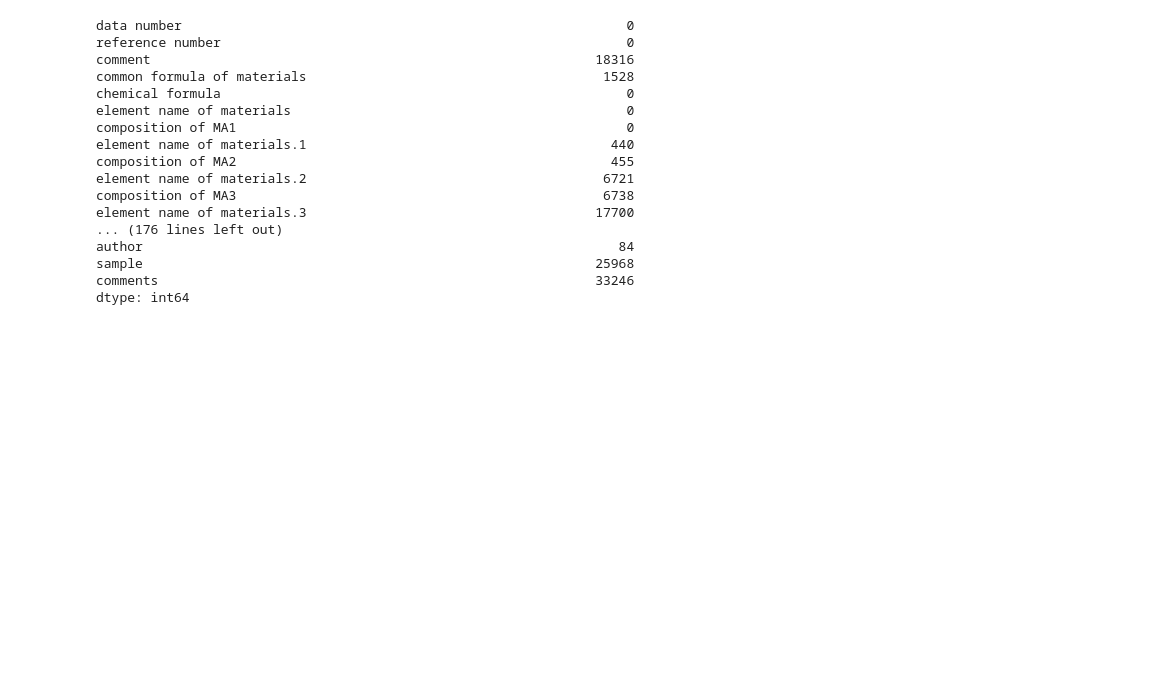
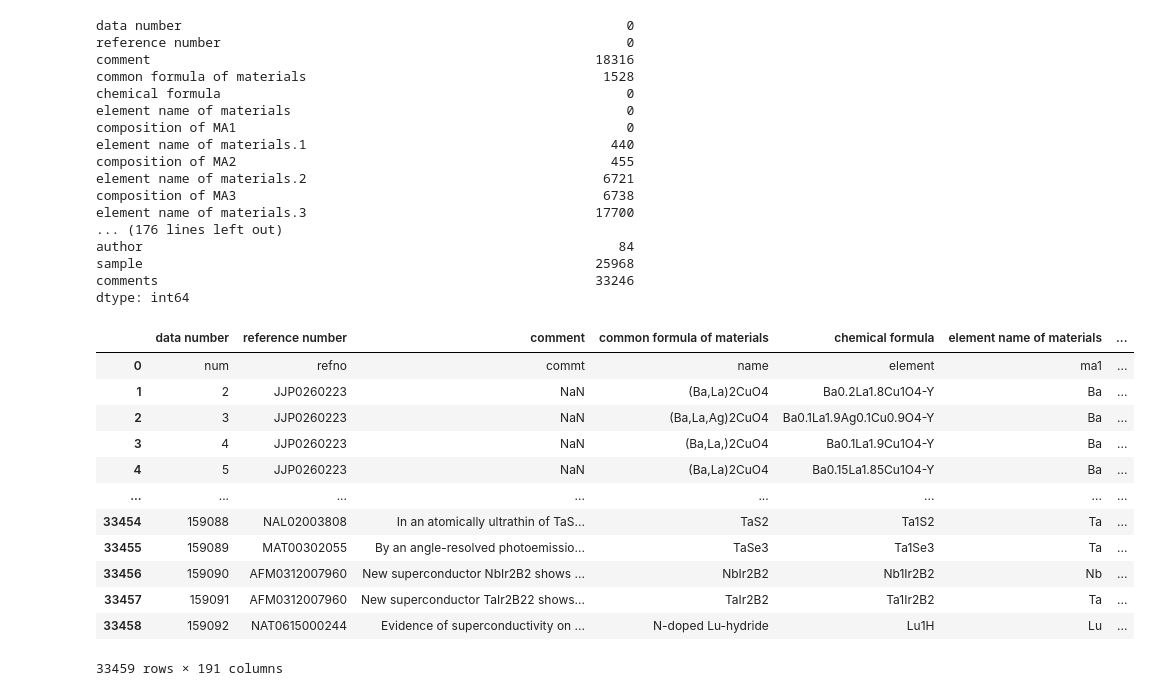
Before and after one commit to 056wagomu/mat2vec_codespace, a Jupyter notebook: main_code/crabnet_supercon_test.ipynb, the cells around one changed output. Cells and saved outputs as stored; diff of their text form; code cells hidden in the pictures; blank space fills up the shorter version.

```diff
--- a/main_code/crabnet_supercon_test.ipynb
+++ b/main_code/crabnet_supercon_test.ipynb
@@ -27,4 +28,20 @@ author                                                             84
 sample                                                          25968
 comments                                                        33246
 dtype: int64
+# %%
+display(SC_data)
+# %% [output]
+|  | data number | reference number | comment | common formula of materials | chemical formula | element name of materials | ... |
+| 0 | num | refno | commt | name | element | ma1 | ... |
+| 1 | 2 | JJP0260223 | NaN | (Ba,La)2CuO4 | Ba0.2La1.8Cu1O4-Y | Ba | ... |
+| 2 | 3 | JJP0260223 | NaN | (Ba,La,Ag)2CuO4 | Ba0.1La1.9Ag0.1Cu0.9O4-Y | Ba | ... |
+| 3 | 4 | JJP0260223 | NaN | (Ba,La,)2CuO4 | Ba0.1La1.9Cu1O4-Y | Ba | ... |
+| 4 | 5 | JJP0260223 | NaN | (Ba,La)2CuO4 | Ba0.15La1.85Cu1O4-Y | Ba | ... |
+| ... | ... | ... | ... | ... | ... | ... | ... |
+| 33454 | 159088 | NAL02003808 | In an atomically ultrathin of TaS... | TaS2 | Ta1S2 | Ta | ... |
+| 33455 | 159089 | MAT00302055 | By an angle-resolved photoemissio... | TaSe3 | Ta1Se3 | Ta | ... |
+| 33456 | 159090 | AFM0312007960 | New superconductor NbIr2B2 shows ... | NbIr2B2 | Nb1Ir2B2 | Nb | ... |
+| 33457 | 159091 | AFM0312007960 | New superconductor TaIr2B22 shows... | TaIr2B2 | Ta1Ir2B2 | Ta | ... |
+| 33458 | 159092 | NAT0615000244 | Evidence of superconductivity on ... | N-doped Lu-hydride | Lu1H | Lu | ... |
+33459 rows × 191 columns
 # %%
```
Also changed, not shown: parts of 16 cells of this notebook.
